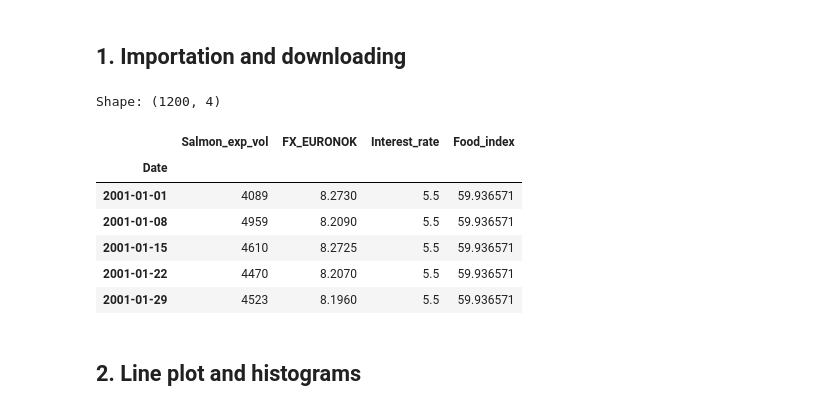
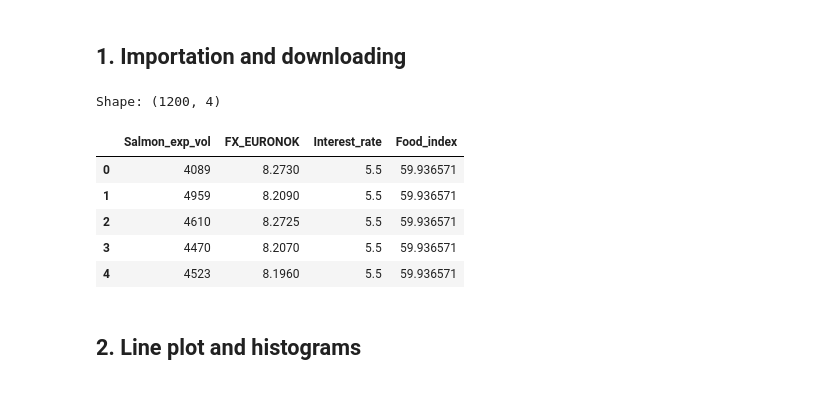
Before and after one commit to DataJakob/Various-School-Projects, a Jupyter notebook: Advanced Topics in Deep Learning/Exploratory_Data_Analysis.ipynb, the cells around one changed output. Saved outputs shown, nothing was run; the diff lists cells and outputs as text; code cells hidden in the pictures.

```diff
--- a/Advanced Topics in Deep Learning/Exploratory_Data_Analysis.ipynb
+++ b/Advanced Topics in Deep Learning/Exploratory_Data_Analysis.ipynb
@@ -19,20 +19,16 @@ from statsmodels.tsa.seasonal import seasonal_decompose
 from statsmodels.graphics.tsaplots import plot_pacf
 # %%
 df = pd.read_csv('Preprocessed_data.csv')
-
-df.index = pd.to_datetime(df['Date'], format='%Y-%m-%d')
-df.drop(['Date', 'Salmon_exp_price'], axis=1, inplace=True)
 print('Shape:', df.shape)
 df.head()
 # %% [output]
 Shape: (1200, 4)
 |  | Salmon_exp_vol | FX_EURONOK | Interest_rate | Food_index |
-| Date |  |  |  |  |
-| 2001-01-01 | 4089 | 8.2730 | 5.5 | 59.936571 |
-| 2001-01-08 | 4959 | 8.2090 | 5.5 | 59.936571 |
-| 2001-01-15 | 4610 | 8.2725 | 5.5 | 59.936571 |
-| 2001-01-22 | 4470 | 8.2070 | 5.5 | 59.936571 |
-| 2001-01-29 | 4523 | 8.1960 | 5.5 | 59.936571 |
+| 0 | 4089 | 8.2730 | 5.5 | 59.936571 |
+| 1 | 4959 | 8.2090 | 5.5 | 59.936571 |
+| 2 | 4610 | 8.2725 | 5.5 | 59.936571 |
+| 3 | 4470 | 8.2070 | 5.5 | 59.936571 |
+| 4 | 4523 | 8.1960 | 5.5 | 59.936571 |
 # %% [markdown]
 <h2> 2. Line plot and histograms </h2>
 # %%
```
Also changed, not shown: 1 other file.
